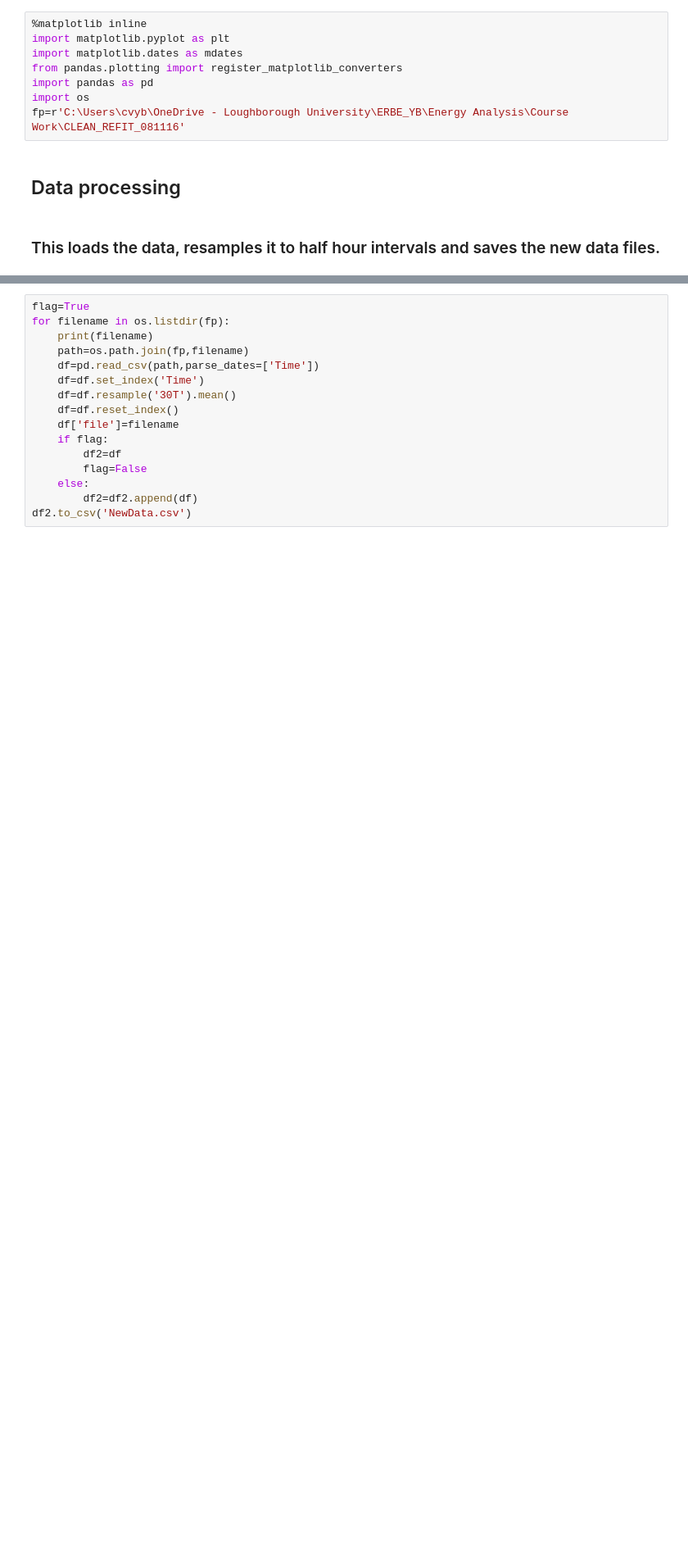
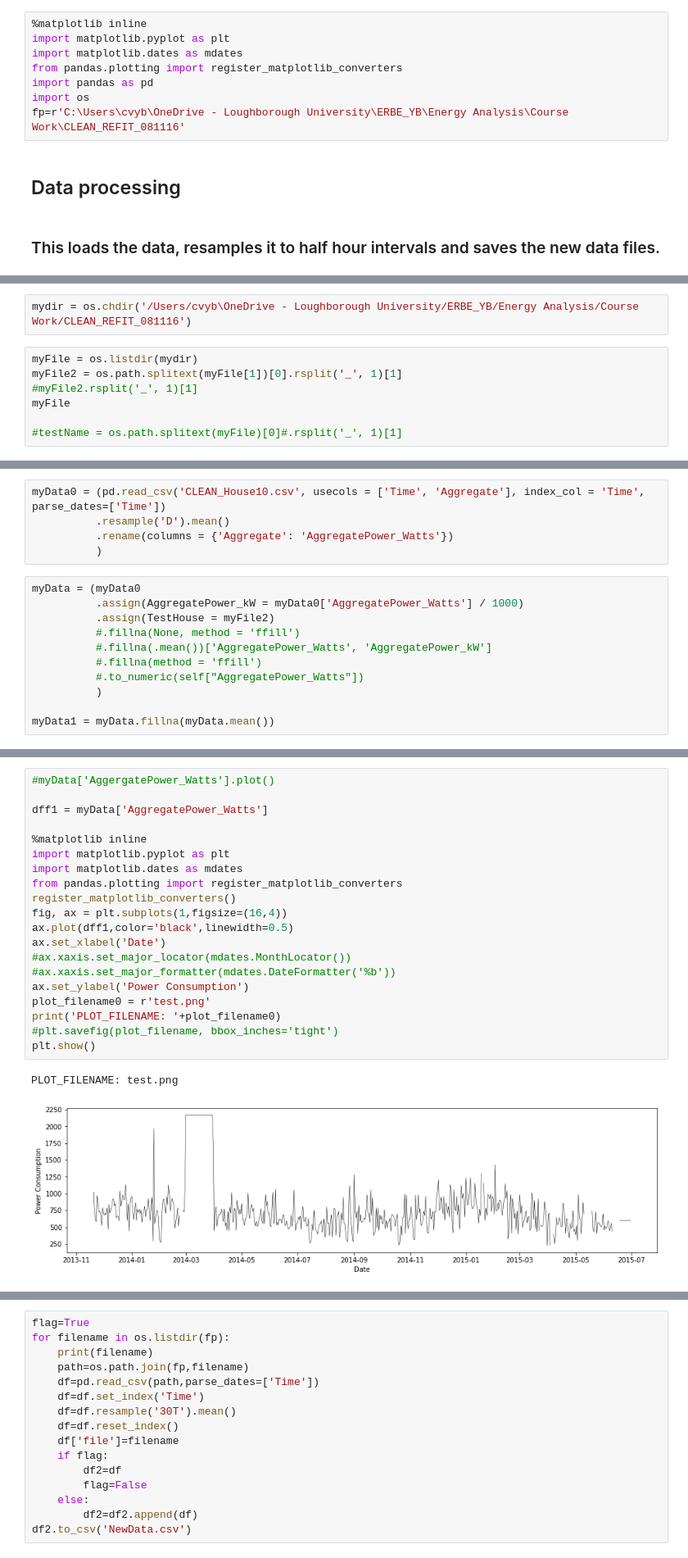
Before and after one commit to dipsonflash/19ERBE-EDA-Coursework, a Jupyter notebook: REFIT- Electrical Load Measurement- ERBE-EDA Course Work.ipynb, the cells around one changed output, grey strips where cells are left out. Shown at 82% size. Saved outputs shown, nothing was run; the diff lists cells and outputs as text; blank space fills up the shorter version.

```diff
--- a/REFIT- Electrical Load Measurement- ERBE-EDA Course Work.ipynb
+++ b/REFIT- Electrical Load Measurement- ERBE-EDA Course Work.ipynb
@@ -20,0 +38,9 @@ df
+# %%
+mydir = os.chdir('/Users/cvyb\OneDrive - Loughborough University/ERBE_YB/Energy Analysis/Course Work/CLEAN_REFIT_081116')
+# %%
+myFile = os.listdir(mydir)
+myFile2 = os.path.splitext(myFile[1])[0].rsplit('_', 1)[1]
+#myFile2.rsplit('_', 1)[1]
+myFile
+
+#testName = os.path.splitext(myFile)[0]#.rsplit('_', 1)[1]
@@ -20,0 +100,16 @@ df
+# %%
+myData0 = (pd.read_csv('CLEAN_House10.csv', usecols = ['Time', 'Aggregate'], index_col = 'Time', parse_dates=['Time'])
+          .resample('D').mean()
+          .rename(columns = {'Aggregate': 'AggregatePower_Watts'})
+          )
+# %%
+myData = (myData0
+          .assign(AggregatePower_kW = myData0['AggregatePower_Watts'] / 1000)
+          .assign(TestHouse = myFile2)
+          #.fillna(None, method = 'ffill')
+          #.fillna(.mean())['AggregatePower_Watts', 'AggregatePower_kW']
+          #.fillna(method = 'ffill')
+          #.to_numeric(self["AggregatePower_Watts"])
+          )
+
+myData1 = myData.fillna(myData.mean())
@@ -20,0 +148,23 @@ df
+# %%
+#myData['AggergatePower_Watts'].plot()
+
+dff1 = myData['AggregatePower_Watts']
+
+%matplotlib inline
+import matplotlib.pyplot as plt
+import matplotlib.dates as mdates
+from pandas.plotting import register_matplotlib_converters
+register_matplotlib_converters()
+fig, ax = plt.subplots(1,figsize=(16,4))
+ax.plot(dff1,color='black',linewidth=0.5)
+ax.set_xlabel('Date')
+#ax.xaxis.set_major_locator(mdates.MonthLocator())
+#ax.xaxis.set_major_formatter(mdates.DateFormatter('%b'))
+ax.set_ylabel('Power Consumption')
+plot_filename0 = r'test.png'
+print('PLOT_FILENAME: '+plot_filename0)
+#plt.savefig(plot_filename, bbox_inches='tight')
+plt.show()
+# %% [output]
+PLOT_FILENAME: test.png
+[figure, added]
```
Also changed, not shown: parts of 17 cells of this notebook.
